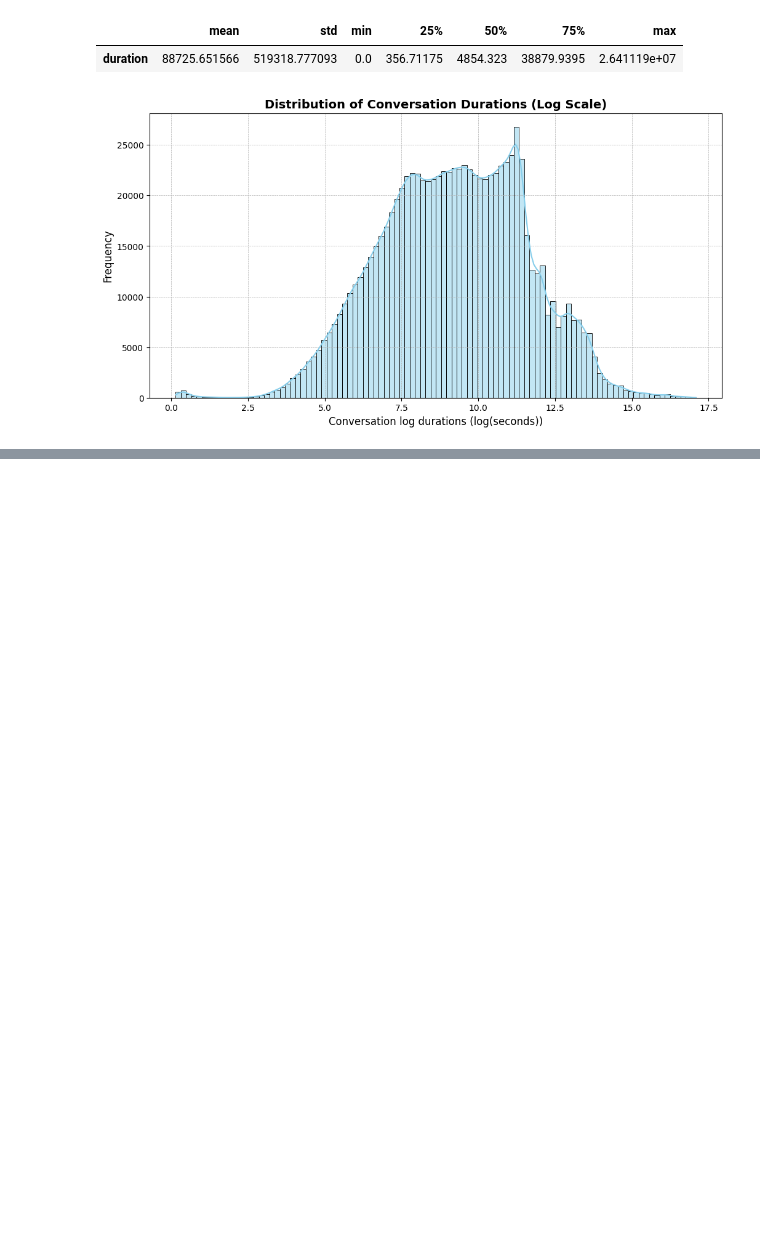
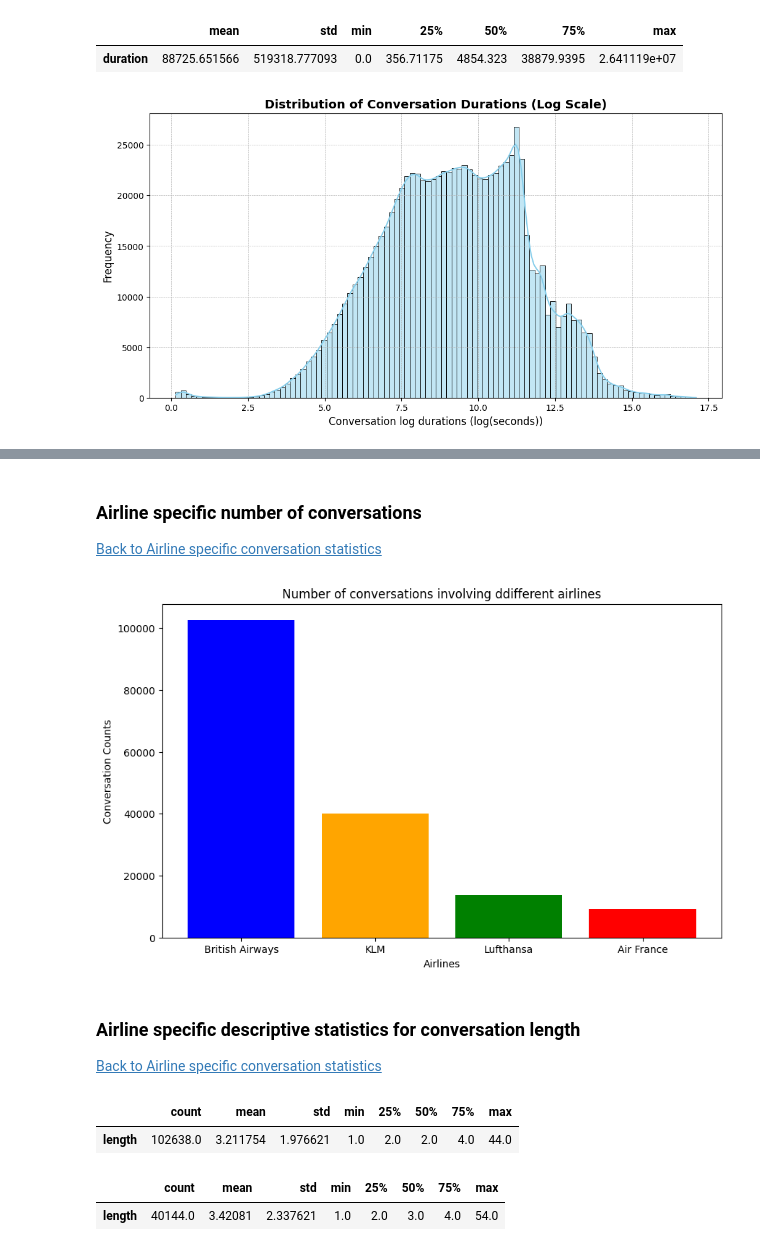
Before and after one commit to lmBored/From_Tweets_to_Trends, a Jupyter notebook: conversatins_stats.ipynb, the cells around one changed output, grey strips where cells are left out. Cells and saved outputs as stored; diff of their text form; code cells hidden in the pictures; blank space fills up the shorter version.

Commit message:
conversatins stats

```diff
--- a/conversatins_stats.ipynb
+++ b/conversatins_stats.ipynb
@@ -196,0 +236,53 @@ plt.show()
+# %% [markdown]
+### Airline specific number of conversations
+
+[Back to Airline specific conversation statistics](#Airline-specific-conversation-statistics)
+# %%
+brit_airways_conv_count_query = """
+SELECT COUNT(*)
+FROM conversations
+WHERE airline LIKE '%British_Airways%';
+"""
+KLM_conv_count_query = """
+SELECT COUNT(*)
+FROM conversations
+WHERE airline LIKE '%KLM%';
+"""
+lufthansa_conv_count_query = """
+SELECT COUNT(*)
+FROM conversations
+WHERE airline LIKE '%Lufthansa%';
+"""
+air_france_conv_count_query = """
+SELECT COUNT(*)
+FROM conversations
+WHERE airline LIKE '%AirFrance%';
+"""
+def get_count(query):
+    cursor = connection.cursor()
+    cursor.execute(query)
+    result = cursor.fetchone()
+    return result[0]
+
+brit_airways_conv_count = get_count(brit_airways_conv_count_query)
+KLM_conv_count = get_count(KLM_conv_count_query)
+lufthansa_conv_count = get_count(lufthansa_conv_count_query)
+air_france_conv_count = get_count(air_france_conv_count_query)
+
+airlines = ['British Airways', 'KLM', 'Lufthansa', 'Air France']
+counts = [brit_airways_conv_count, KLM_conv_count, lufthansa_conv_count, air_france_conv_count]
+
+plt.figure(figsize=(10, 6))
+plt.bar(airlines, counts, color=['blue', 'orange', 'green', 'red'])
+
+plt.title('Number of conversations involving ddifferent airlines')
+plt.xlabel('Airlines')
+plt.ylabel('Conversation Counts')
+
+plt.show()
+# %% [output]
+[figure, added]
+# %% [markdown]
+### Airline specific descriptive statistics for conversation length
+
+[Back to Airline specific conversation statistics](#Airline-specific-conversation-statistics)
@@ -196,0 +324,10 @@ plt.show()
+# %%
+descriptive_british_airways_conv_length_stats_df
+# %% [output]
+|  | count | mean | std | min | 25% | 50% | 75% | max |
+| length | 102638.0 | 3.211754 | 1.976621 | 1.0 | 2.0 | 2.0 | 4.0 | 44.0 |
+# %%
+descriptive_KLM_conv_length_stats_df
+# %% [output]
+|  | count | mean | std | min | 25% | 50% | 75% | max |
+| length | 40144.0 | 3.42081 | 2.337621 | 1.0 | 2.0 | 3.0 | 4.0 | 54.0 |
```
Also changed, not shown: parts of 16 cells of this notebook.
